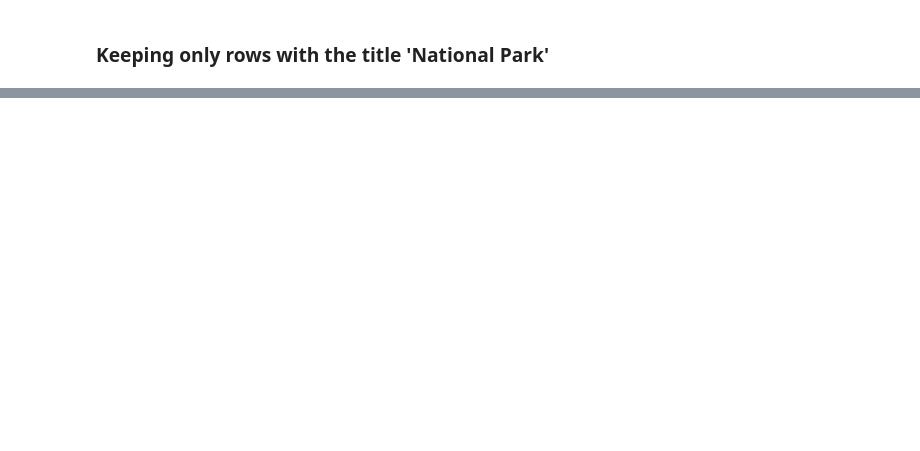
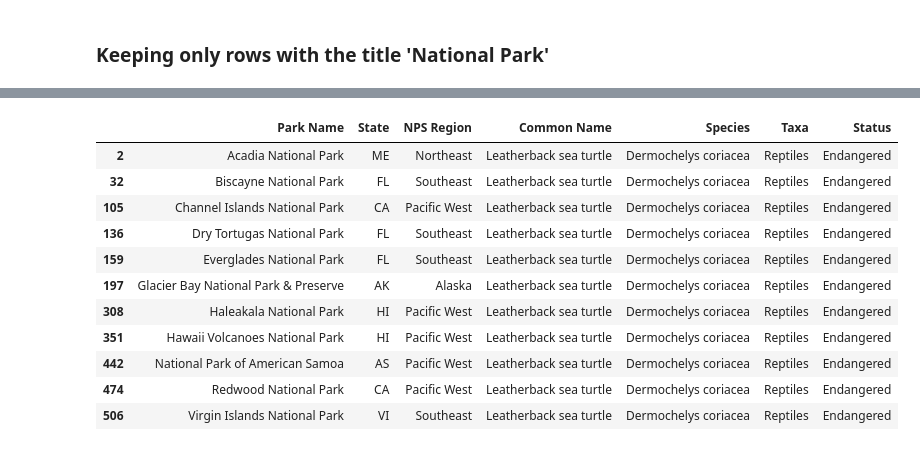
Before and after one commit to TheresaAnnSmith/National-Park-Project, a Jupyter notebook: notebooks/endangered_species.ipynb, the cells around one changed output, grey strips where cells are left out. Drawn from its saved outputs; the diff is of its cells as text; code cells hidden in the pictures; blank space fills up the shorter version.

```diff
--- a/notebooks/endangered_species.ipynb
+++ b/notebooks/endangered_species.ipynb
@@ -63,0 +318,15 @@ endangered_species['Status'].value_counts()
+# %%
+endangered_species.loc[endangered_species['Common Name']== "Leatherback sea turtle"]
+# %% [output]
+|  | Park Name | State | NPS Region | Common Name | Species | Taxa | Status |
+| 2 | Acadia National Park | ME | Northeast | Leatherback sea turtle | Dermochelys coriacea | Reptiles | Endangered |
+| 32 | Biscayne National Park | FL | Southeast | Leatherback sea turtle | Dermochelys coriacea | Reptiles | Endangered |
+| 105 | Channel Islands National Park | CA | Pacific West | Leatherback sea turtle | Dermochelys coriacea | Reptiles | Endangered |
+| 136 | Dry Tortugas National Park | FL | Southeast | Leatherback sea turtle | Dermochelys coriacea | Reptiles | Endangered |
+| 159 | Everglades National Park | FL | Southeast | Leatherback sea turtle | Dermochelys coriacea | Reptiles | Endangered |
+| 197 | Glacier Bay National Park & Preserve | AK | Alaska | Leatherback sea turtle | Dermochelys coriacea | Reptiles | Endangered |
+| 308 | Haleakala National Park | HI | Pacific West | Leatherback sea turtle | Dermochelys coriacea | Reptiles | Endangered |
+| 351 | Hawaii Volcanoes National Park | HI | Pacific West | Leatherback sea turtle | Dermochelys coriacea | Reptiles | Endangered |
+| 442 | National Park of American Samoa | AS | Pacific West | Leatherback sea turtle | Dermochelys coriacea | Reptiles | Endangered |
+| 474 | Redwood National Park | CA | Pacific West | Leatherback sea turtle | Dermochelys coriacea | Reptiles | Endangered |
+| 506 | Virgin Islands National Park | VI | Southeast | Leatherback sea turtle | Dermochelys coriacea | Reptiles | Endangered |
```
Also changed, not shown: parts of 21 cells of this notebook, 1 other file.
